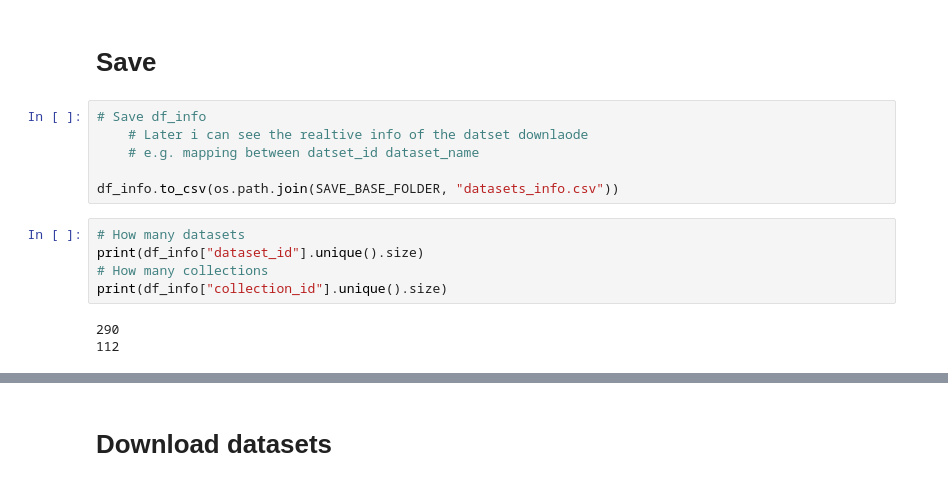
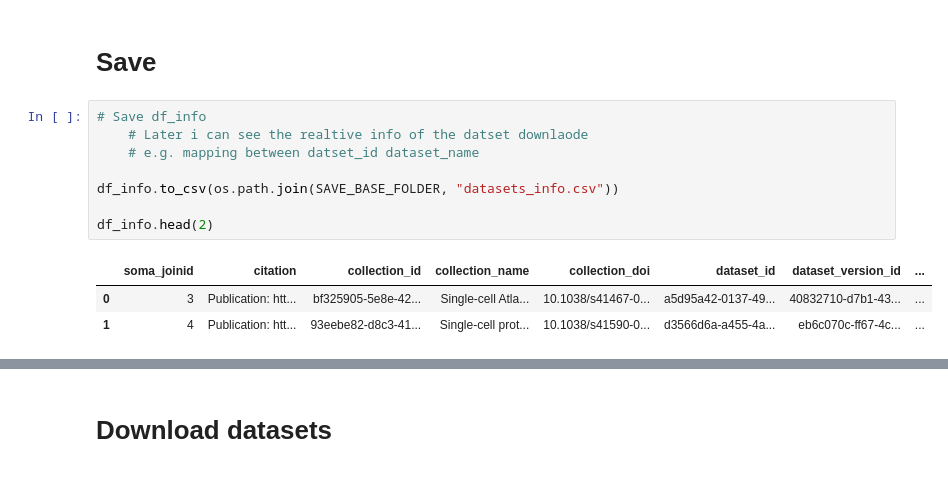
Before and after one commit to 8gabri8/census_VAE, a Jupyter notebook: scripts/1_download_datasets.ipynb, the cells around one changed output, grey strips where cells are left out. Cells and saved outputs as stored; diff of their text form.

Commit message:
vae 100 cells

```diff
--- a/scripts/1_download_datasets.ipynb
+++ b/scripts/1_download_datasets.ipynb
@@ -573,14 +573,12 @@ print(df_info.disease.unique())
 # %%
 # Save df_info
     # Later i can see the realtive info of the datset downlaode
     # e.g. mapping between datset_id dataset_name
 
 df_info.to_csv(os.path.join(SAVE_BASE_FOLDER, "datasets_info.csv"))
+
+df_info.head(2)
+# %% [output]
+|  | soma_joinid | citation | collection_id | collection_name | collection_doi | dataset_id | dataset_version_id | ... |
+| 0 | 3 | Publication: htt... | bf325905-5e8e-42... | Single-cell Atla... | 10.1038/s41467-0... | a5d95a42-0137-49... | 40832710-d7b1-43... | ... |
+| 1 | 4 | Publication: htt... | 93eebe82-d8c3-41... | Single-cell prot... | 10.1038/s41590-0... | d3566d6a-a455-4a... | eb6c070c-ff67-4c... | ... |
-# %%
-# How many datasets
-print(df_info["dataset_id"].unique().size)
-# How many collections
-print(df_info["collection_id"].unique().size)
-# %% [output]
-290
-112
```
Also changed, not shown: parts of 1 cell of this notebook, 4 other files.
